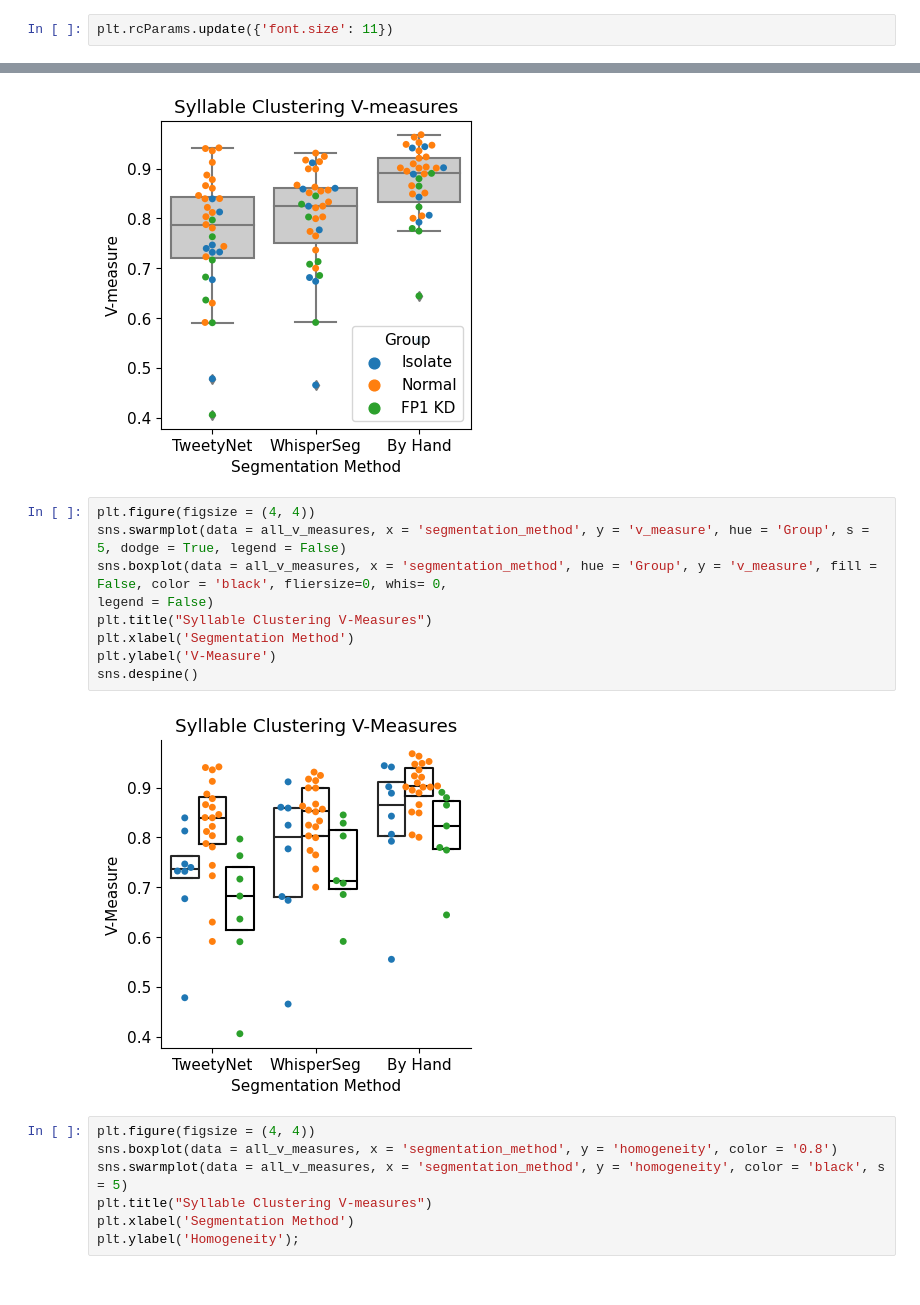
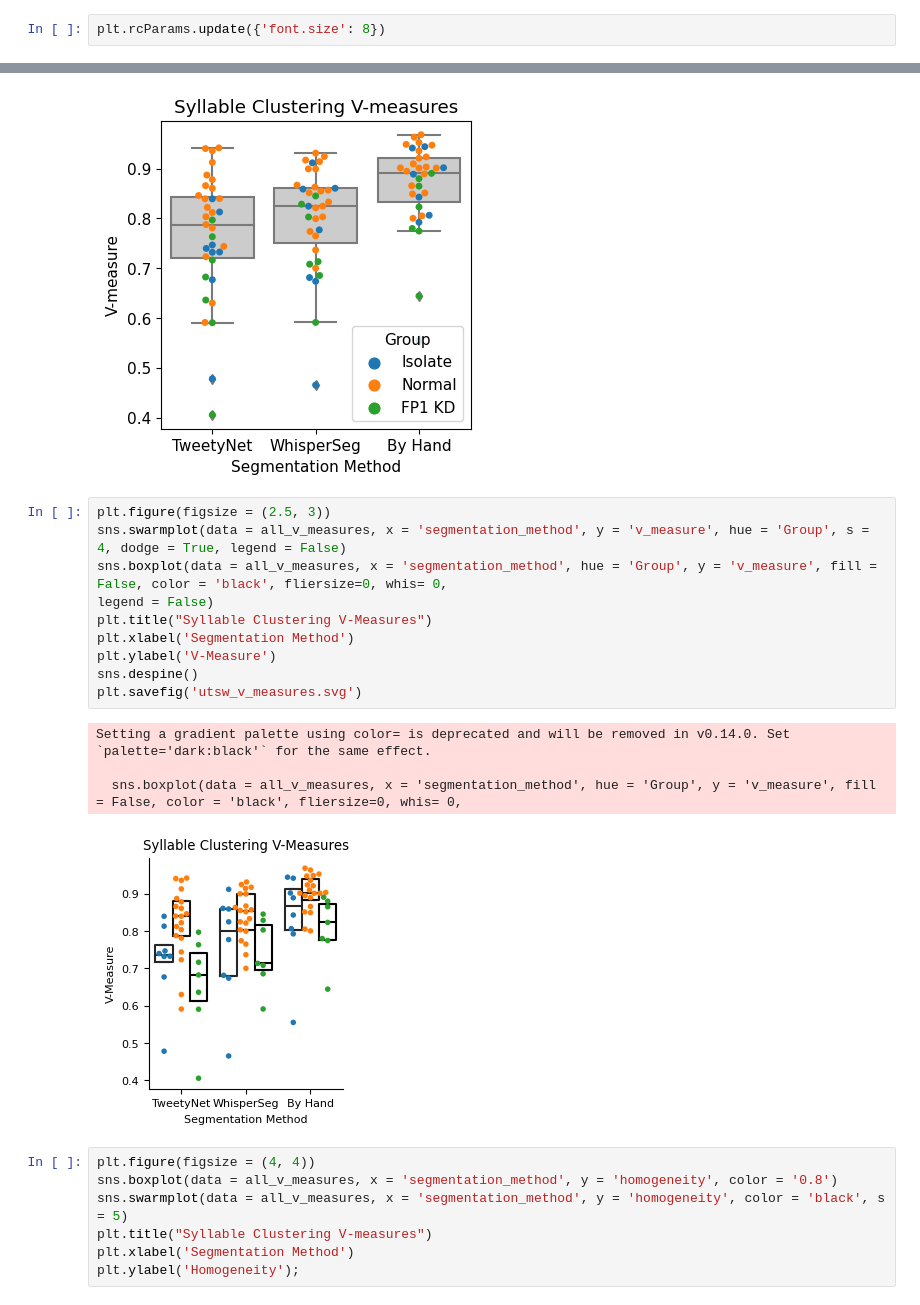
Before and after one commit to theresekoch/AVN_paper, a Jupyter notebook: 01.2 - Labeling/02 - Labeling Metrics.ipynb, the cells around one changed output, grey strips where cells are left out. Cells and saved outputs as stored; diff of their text form.

```diff
--- a/01.2 - Labeling/02 - Labeling Metrics.ipynb
+++ b/01.2 - Labeling/02 - Labeling Metrics.ipynb
@@ -738,7 +745,7 @@ group_dict = {'Isolate' : 'Isolate',
               'FP1_KD_post_tut' : 'Normal'}
 all_v_measures['Group'] = [group_dict[x] for x in all_v_measures.Condition]
 # %%
-plt.rcParams.update({'font.size': 11})
+plt.rcParams.update({'font.size': 8})
 # %%
 plt.figure(figsize = (4, 4))
 sns.boxplot(data = all_v_measures, x = 'segmentation_method', y = 'v_measure', color = '0.8')
@@ -758,16 +765,20 @@ plt.ylabel('V-measure');
 # %% [output]
 [figure]
 # %%
-plt.figure(figsize = (4, 4))
-sns.swarmplot(data = all_v_measures, x = 'segmentation_method', y = 'v_measure', hue = 'Group', s = 5, dodge = True, legend = False)
+plt.figure(figsize = (2.5, 3))
+sns.swarmplot(data = all_v_measures, x = 'segmentation_method', y = 'v_measure', hue = 'Group', s = 4, dodge = True, legend = False)
 sns.boxplot(data = all_v_measures, x = 'segmentation_method', hue = 'Group', y = 'v_measure', fill = False, color = 'black', fliersize=0, whis= 0,
 legend = False)
 plt.title("Syllable Clustering V-Measures")
 plt.xlabel('Segmentation Method')
 plt.ylabel('V-Measure')
 sns.despine()
+plt.savefig('utsw_v_measures.svg')
 # %% [output]
+Setting a gradient palette using color= is deprecated and will be removed in v0.14.0. Set `palette='dark:black'` for the same effect.
+
+  sns.boxplot(data = all_v_measures, x = 'segmentation_method', hue = 'Group', y = 'v_measure', fill = False, color = 'black', fliersize=0, whis= 0,
-[figure, old version]
+[figure, new version]
 # %%
 plt.figure(figsize = (4, 4))
 sns.boxplot(data = all_v_measures, x = 'segmentation_method', y = 'homogeneity', color = '0.8')
```
Also changed, not shown: parts of 6 cells of this notebook, 3 other files.
